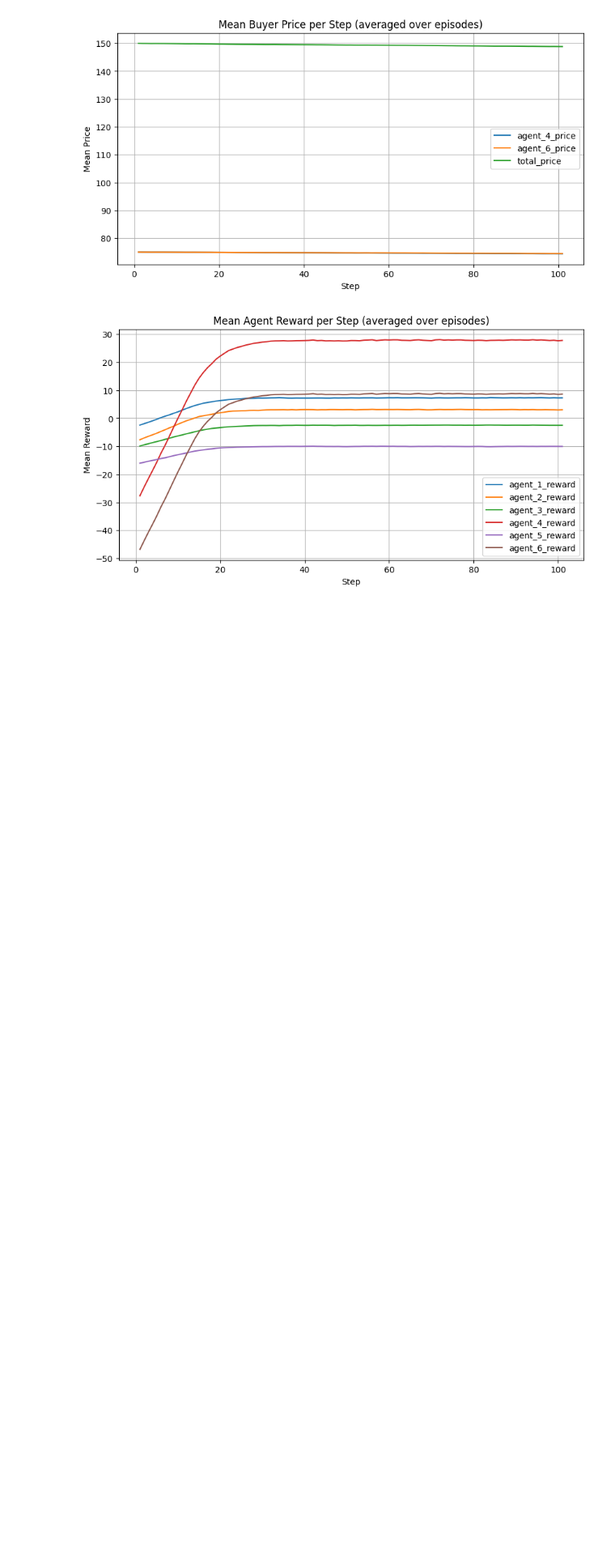
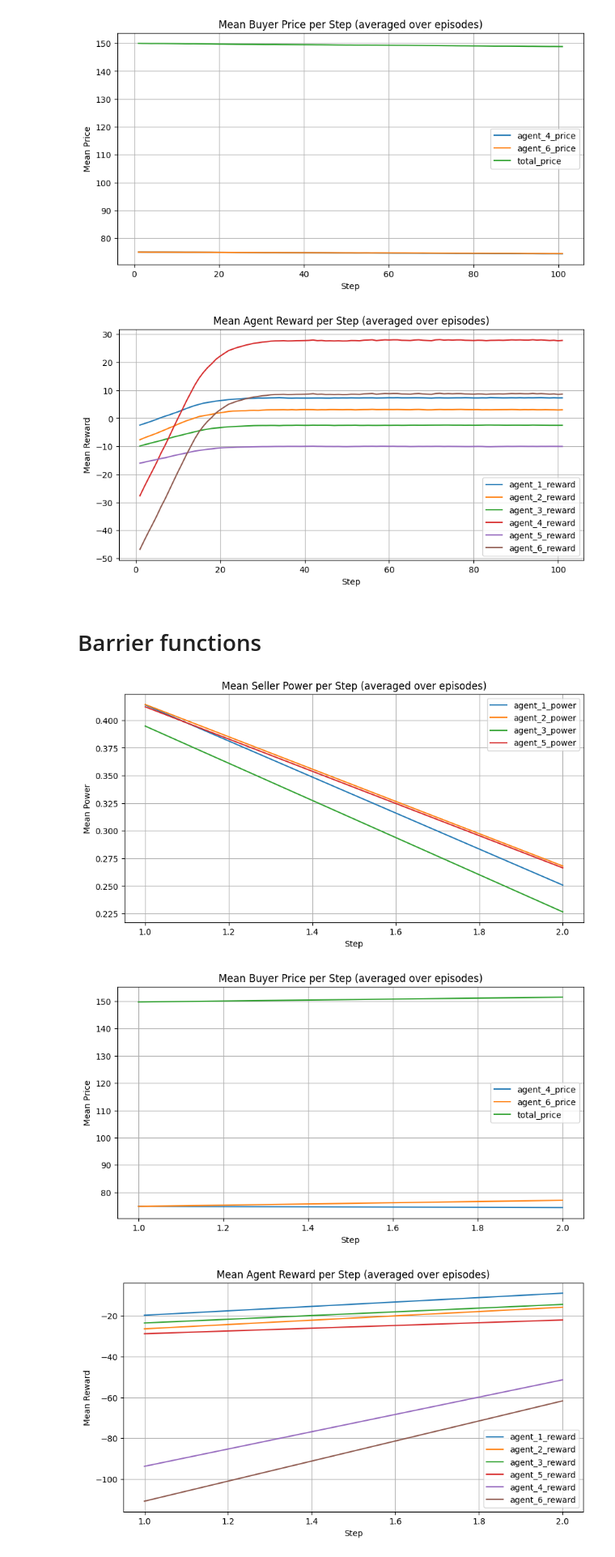
Before and after one commit to juanbmedina/marlgrid, a Jupyter notebook: p2p_energy_env/base_env/data_analysis.ipynb, the cells around one changed output. Shown at 81% size. Saved outputs shown, nothing was run; the diff lists cells and outputs as text; code cells hidden in the pictures; blank space fills up the shorter version.

```diff
--- a/p2p_energy_env/base_env/data_analysis.ipynb
+++ b/p2p_energy_env/base_env/data_analysis.ipynb
@@ -104,3 +111,12 @@ final_policy_analysis(path)
 [figure]
 [figure]
 [figure]
+# %% [markdown]
+# Barrier functions
+# %%
+path = "evaluated_policies/maa2c_mlp_P2PEnergyEnv/energy_market_constrains_2025-10-03_13-02-41/market_log.csv"
+final_policy_analysis(path)
+# %% [output]
+[figure, added]
+[figure, added]
+[figure, added]
```
Also changed, not shown: parts of 3 cells of this notebook, 8 other files.
